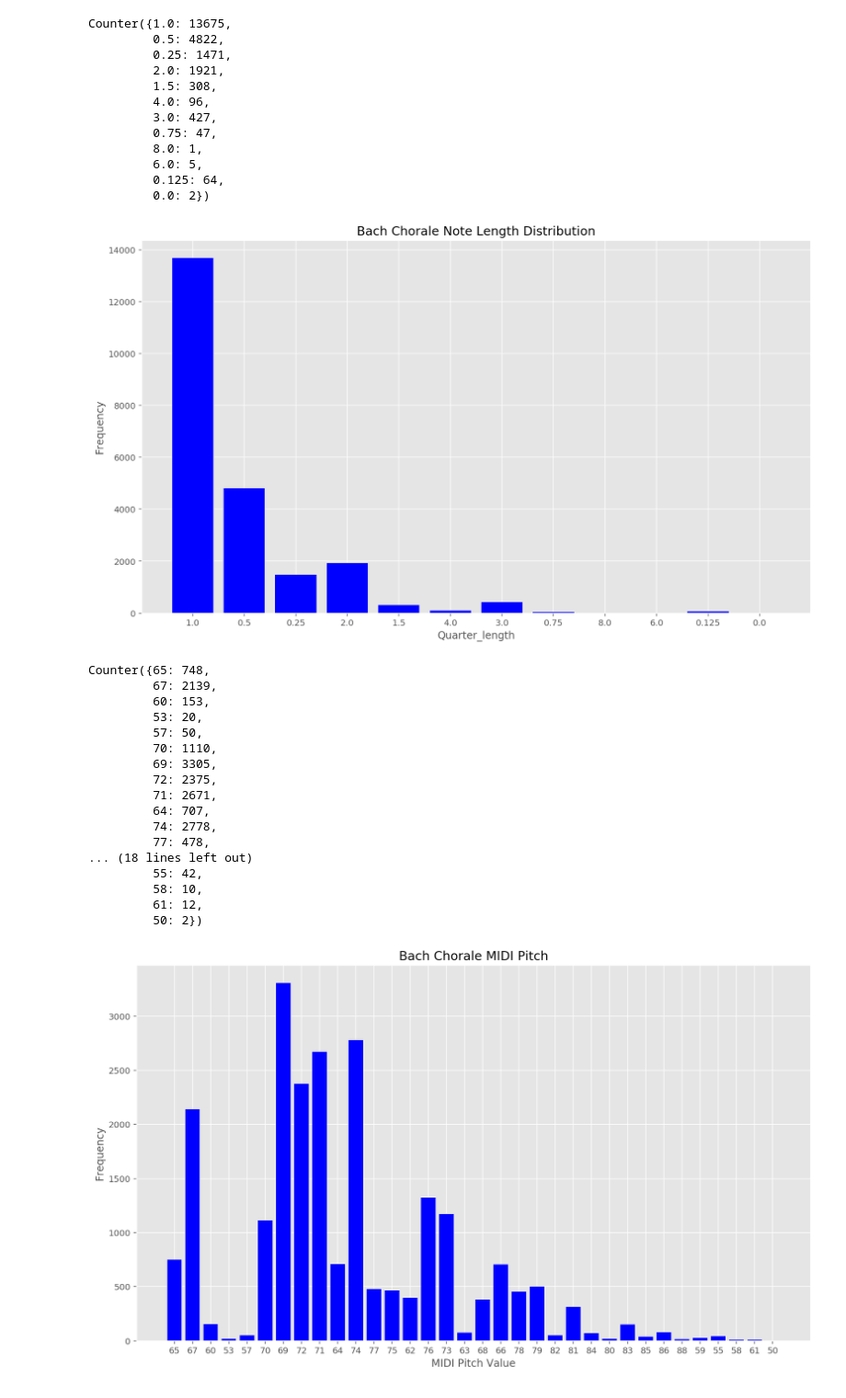
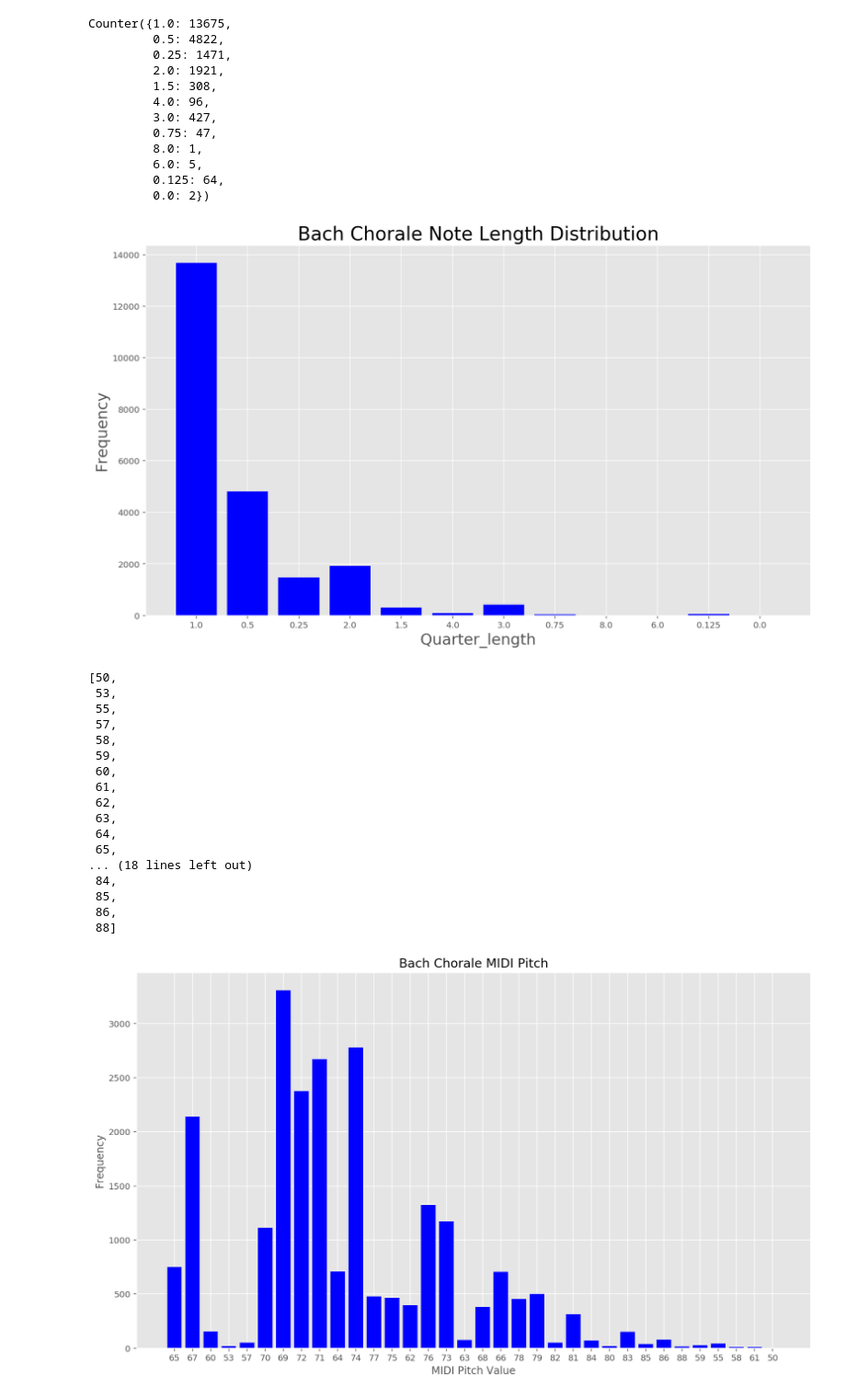
Before and after one commit to HarrisonLavins/melodyAI, a Jupyter notebook: notebooks/bach_feature_visualization.ipynb, the cells around one changed output. Shown: that part at 92% size. Saved outputs shown, nothing was run; the diff lists cells and outputs as text; code cells hidden in the pictures.

```diff
--- a/notebooks/bach_feature_visualization.ipynb
+++ b/notebooks/bach_feature_visualization.ipynb
@@ -93,35 +111,36 @@ Counter({1.0: 13675,
 # %%
 plt.figure(figsize=(14,8))
 plt.bar(range(len(durations_dict)), list(durations_dict.values()), align='center', color='blue')
 plt.xticks(range(len(durations_dict)), list(durations_dict.keys()))
-plt.xlabel("Quarter_length")
-plt.ylabel("Frequency")
-plt.title("Bach Chorale Note Length Distribution")
+plt.xlabel("Quarter_length", fontsize=18)
+plt.ylabel("Frequency", fontsize=18)
+plt.title("Bach Chorale Note Length Distribution", fontsize=22)
+plt.savefig('../figures/note_duration_distr.png', dpi=300)
 plt.show()
 # %% [output]
-[figure, old version]
+[figure, new version]
 # %%
 #View pitch MIDI value frequencies of all chorale soprano parts
 notes_dict = Counter(all_notes)
-notes_dict
+sorted(notes_dict)
 # %% [output]
-Counter({65: 748,
-         67: 2139,
-         60: 153,
-         53: 20,
-         57: 50,
-         70: 1110,
-         69: 3305,
-         72: 2375,
-         71: 2671,
-         64: 707,
-         74: 2778,
-         77: 478,
+[50,
+ 53,
+ 55,
+ 57,
+ 58,
+ 59,
+ 60,
+ 61,
+ 62,
+ 63,
+ 64,
+ 65,
 ... (18 lines left out)
-         55: 42,
-         58: 10,
-         61: 12,
-         50: 2})
+ 84,
+ 85,
+ 86,
+ 88]
 # %%
 plt.figure(figsize=(14,8))
 plt.bar(range(len(notes_dict)), list(notes_dict.values()), align='center', color='blue')
```
Also changed, not shown: parts of 1 cell of this notebook, 1 other file.
